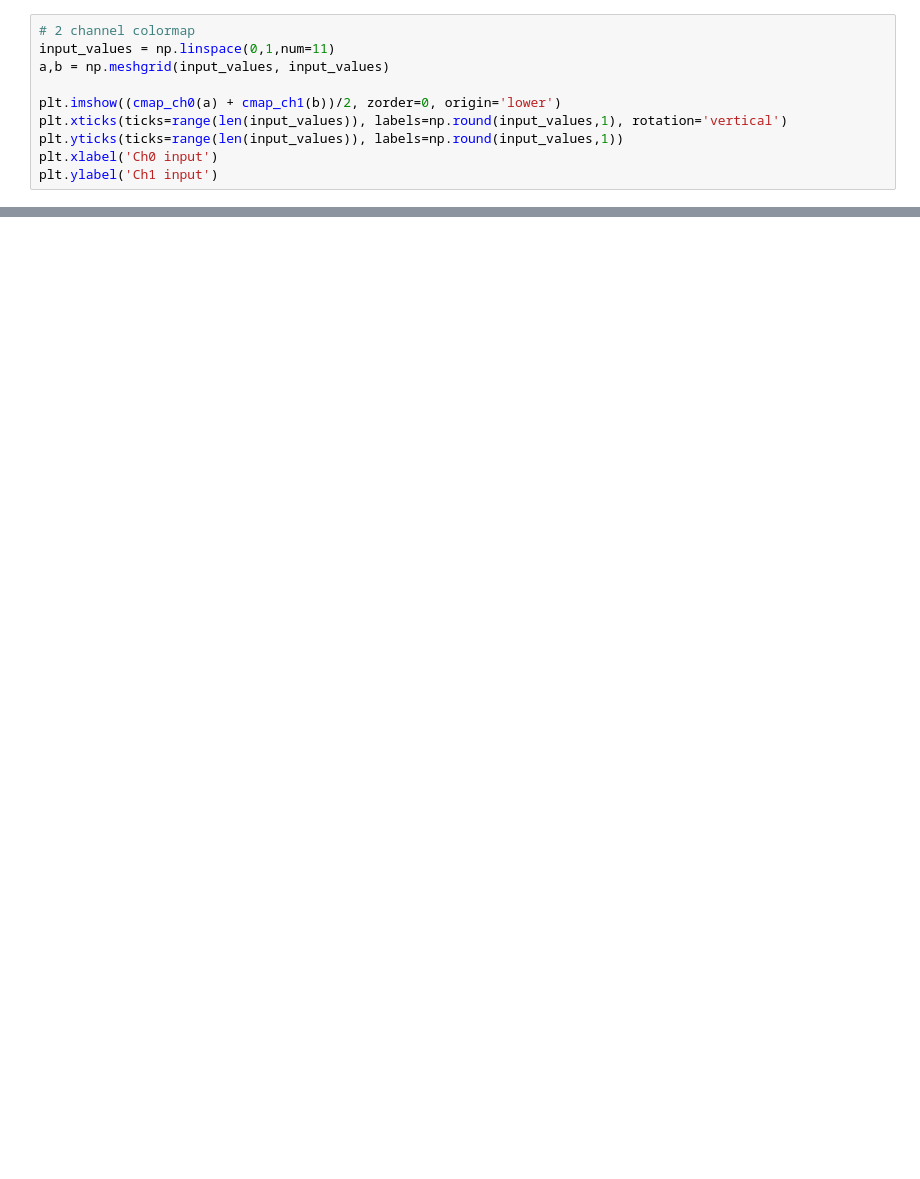
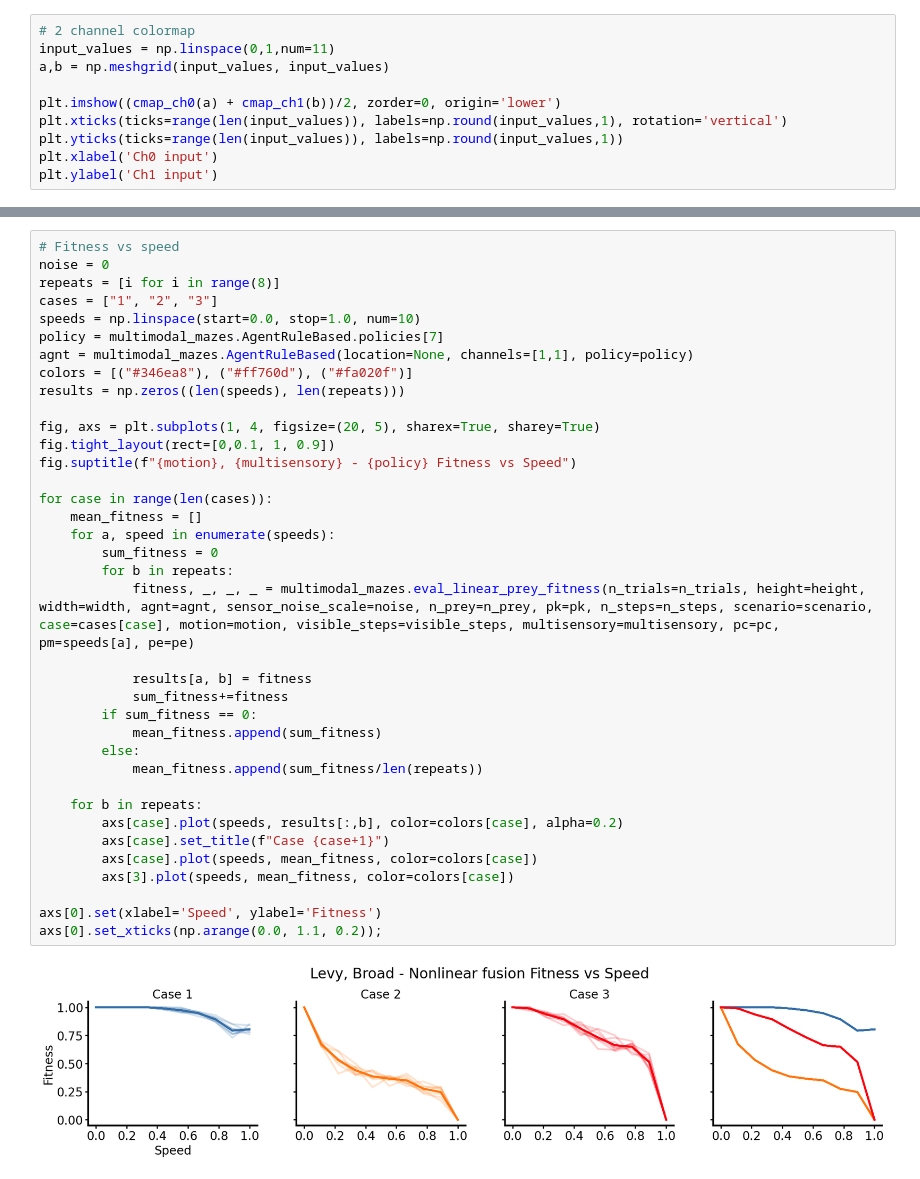
Before and after one commit to ghoshm/Multimodal_mazes, a Jupyter notebook: scripts/linear_screen_prey.ipynb, the cells around one changed output, grey strips where cells are left out. Cells and saved outputs as stored; diff of their text form; blank space fills up the shorter version.

```diff
--- a/scripts/linear_screen_prey.ipynb
+++ b/scripts/linear_screen_prey.ipynb
@@ -450,0 +510,39 @@ plt.ylabel('Ch1 input')
+# %%
+# Fitness vs speed
+noise = 0
+repeats = [i for i in range(8)]
+cases = ["1", "2", "3"]
+speeds = np.linspace(start=0.0, stop=1.0, num=10)
+policy = multimodal_mazes.AgentRuleBased.policies[7]
+agnt = multimodal_mazes.AgentRuleBased(location=None, channels=[1,1], policy=policy)
+colors = [("#346ea8"), ("#ff760d"), ("#fa020f")]
+results = np.zeros((len(speeds), len(repeats)))
+
+fig, axs = plt.subplots(1, 4, figsize=(20, 5), sharex=True, sharey=True)
+fig.tight_layout(rect=[0,0.1, 1, 0.9])
+fig.suptitle(f"{motion}, {multisensory} - {policy} Fitness vs Speed")
+
+for case in range(len(cases)):
+    mean_fitness = []
+    for a, speed in enumerate(speeds):
+        sum_fitness = 0
+        for b in repeats:
+            fitness, _, _, _ = multimodal_mazes.eval_linear_prey_fitness(n_trials=n_trials, height=height, width=width, agnt=agnt, sensor_noise_scale=noise, n_prey=n_prey, pk=pk, n_steps=n_steps, scenario=scenario, case=cases[case], motion=motion, visible_steps=visible_steps, multisensory=multisensory, pc=pc, pm=speeds[a], pe=pe)
+
+            results[a, b] = fitness
+            sum_fitness+=fitness
+        if sum_fitness == 0:
+            mean_fitness.append(sum_fitness)
+        else:
+            mean_fitness.append(sum_fitness/len(repeats))
+
+    for b in repeats:
+        axs[case].plot(speeds, results[:,b], color=colors[case], alpha=0.2)
+        axs[case].set_title(f"Case {case+1}")
+        axs[case].plot(speeds, mean_fitness, color=colors[case])
+        axs[3].plot(speeds, mean_fitness, color=colors[case])
+
+axs[0].set(xlabel='Speed', ylabel='Fitness')
+axs[0].set_xticks(np.arange(0.0, 1.1, 0.2));
+# %% [output]
+[figure, added]
```
Also changed, not shown: parts of 18 cells of this notebook, 6 other files.
